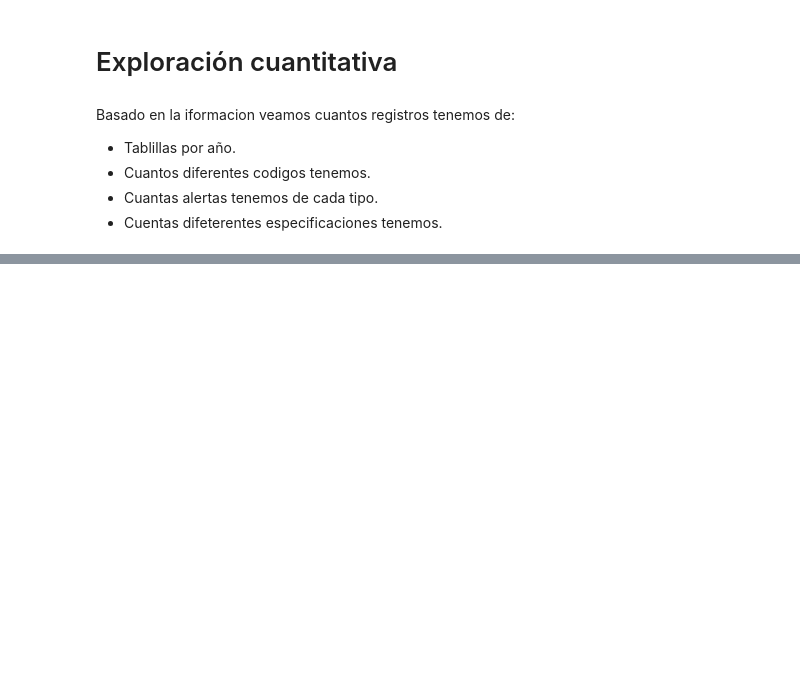
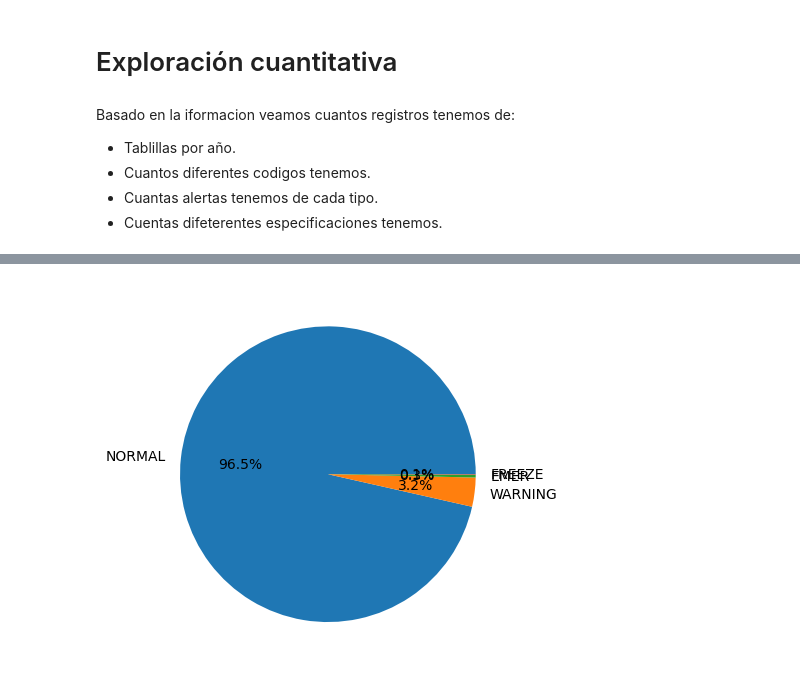
Before and after one commit to Brayam1998/log_maq, a Jupyter notebook: analisis_exploratorio/analisis_exploratorio.ipynb, the cells around one changed output, grey strips where cells are left out. Cells and saved outputs as stored; diff of their text form; code cells hidden in the pictures; blank space fills up the shorter version.

```diff
--- a/analisis_exploratorio/analisis_exploratorio.ipynb
+++ b/analisis_exploratorio/analisis_exploratorio.ipynb
@@ -67 +104,12 @@ data.head()
+# %%
+# Datos
+grupos =data["alerta"].value_counts().index
+valor =data["alerta"].value_counts().values
+
+# Pie chart
+fig, ax = plt.subplots()
+ax.pie(valor, labels = grupos , autopct = '%1.1f%%')
+plt.show()
+# %% [output]
+[figure, added]
 # %%
```
Also changed, not shown: parts of 9 cells of this notebook.
